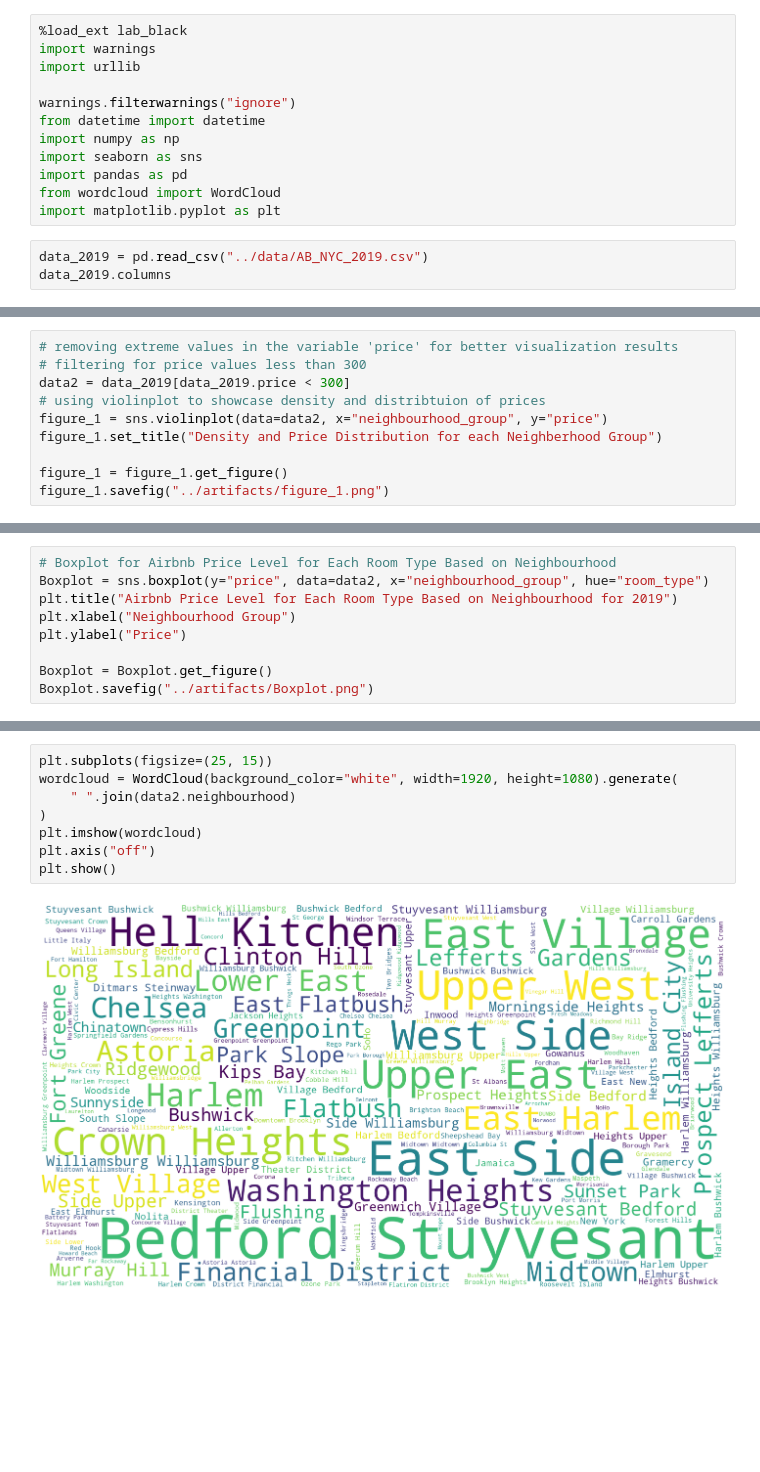
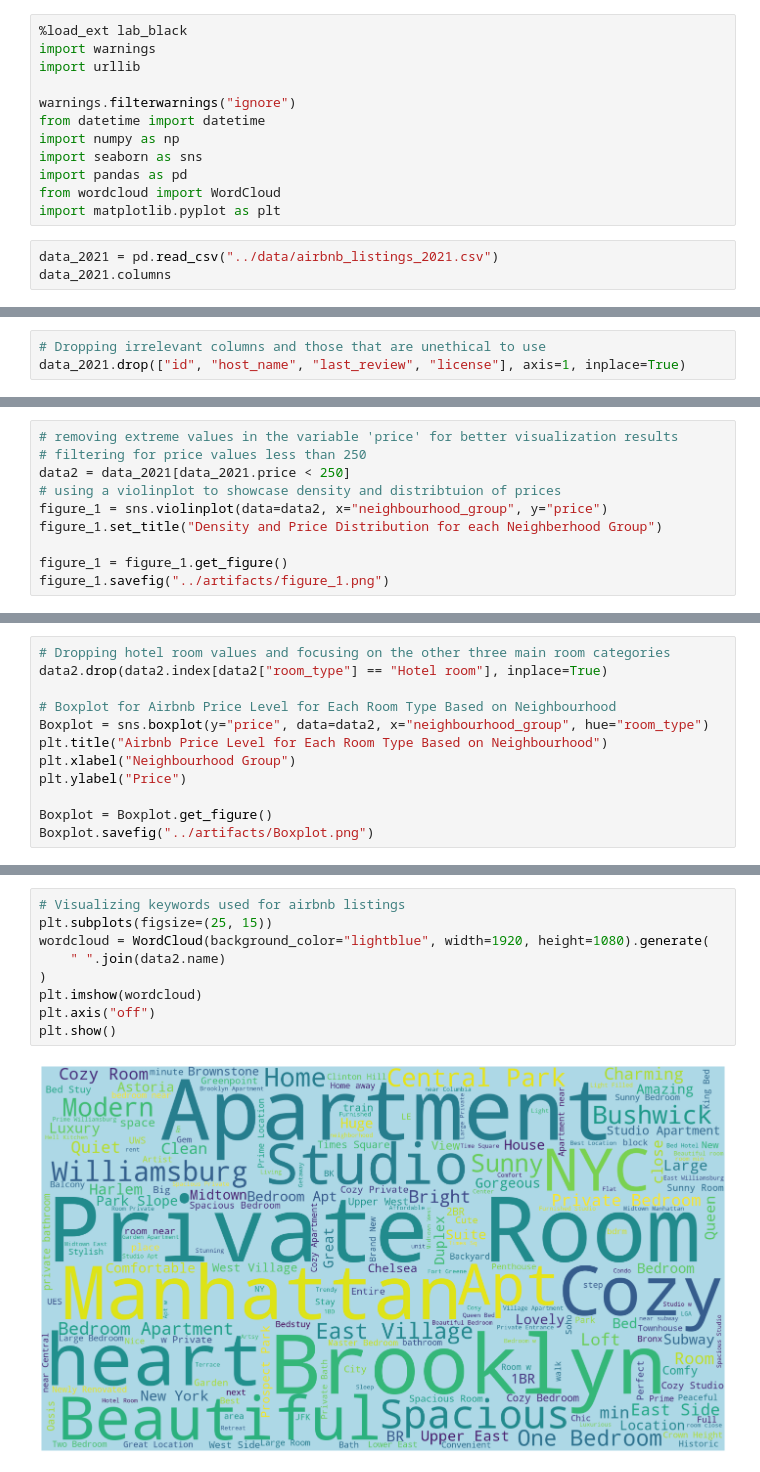
Before and after one commit to csridlen/eco395m-project-2, a Jupyter notebook: code/analysis_visualizations.ipynb, the cells around one changed output, grey strips where cells are left out. Drawn from its saved outputs; the diff is of its cells as text; blank space fills up the shorter version.

```diff
--- a/code/analysis_visualizations.ipynb
+++ b/code/analysis_visualizations.ipynb
@@ -11,8 +11,8 @@ import pandas as pd
 from wordcloud import WordCloud
 import matplotlib.pyplot as plt
 # %%
-data_2019 = pd.read_csv("../data/AB_NYC_2019.csv")
-data_2019.columns
+data_2021 = pd.read_csv("../data/airbnb_listings_2021.csv")
+data_2021.columns
 # %% [output]
 Index(['id', 'name', 'host_id', 'host_name', 'neighbourhood_group',
        'neighbourhood', 'latitude', 'longitude', 'room_type', 'price',
@@ -22,2 +22,5 @@ Index(['id', 'name', 'host_id', 'host_name', 'neighbourhood_group',
       dtype='object')
+# %%
+# Dropping irrelevant columns and those that are unethical to use
+data_2021.drop(["id", "host_name", "last_review", "license"], axis=1, inplace=True)
 # %%
@@ -70,8 +65,8 @@ data_2019.drop(["id", "host_name", "last_review"], axis=1, inplace=True)
 # %%
 # removing extreme values in the variable 'price' for better visualization results
-# filtering for price values less than 300
-data2 = data_2019[data_2019.price < 300]
-# using violinplot to showcase density and distribtuion of prices
+# filtering for price values less than 250
+data2 = data_2021[data_2021.price < 250]
+# using a violinplot to showcase density and distribtuion of prices
 figure_1 = sns.violinplot(data=data2, x="neighbourhood_group", y="price")
 figure_1.set_title("Density and Price Distribution for each Neighberhood Group")
 
@@ -149,7 +125,10 @@ neighborhood.savefig("../artifacts/neighborhood.png")
 # %%
+# Dropping hotel room values and focusing on the other three main room categories
+data2.drop(data2.index[data2["room_type"] == "Hotel room"], inplace=True)
+
 # Boxplot for Airbnb Price Level for Each Room Type Based on Neighbourhood
 Boxplot = sns.boxplot(y="price", data=data2, x="neighbourhood_group", hue="room_type")
-plt.title("Airbnb Price Level for Each Room Type Based on Neighbourhood for 2019")
+plt.title("Airbnb Price Level for Each Room Type Based on Neighbourhood")
 plt.xlabel("Neighbourhood Group")
 plt.ylabel("Price")
 
@@ -189,10 +162,11 @@ heatmap2.savefig("../artifacts/heatmap2.png")
 # %%
+# Visualizing keywords used for airbnb listings
 plt.subplots(figsize=(25, 15))
-wordcloud = WordCloud(background_color="white", width=1920, height=1080).generate(
-    " ".join(data2.neighbourhood)
+wordcloud = WordCloud(background_color="lightblue", width=1920, height=1080).generate(
+    " ".join(data2.name)
 )
 plt.imshow(wordcloud)
 plt.axis("off")
 plt.show()
 # %% [output]
-[figure, old version]
+[figure, new version]
```
Also changed, not shown: parts of 14 cells of this notebook, 8 other files.
